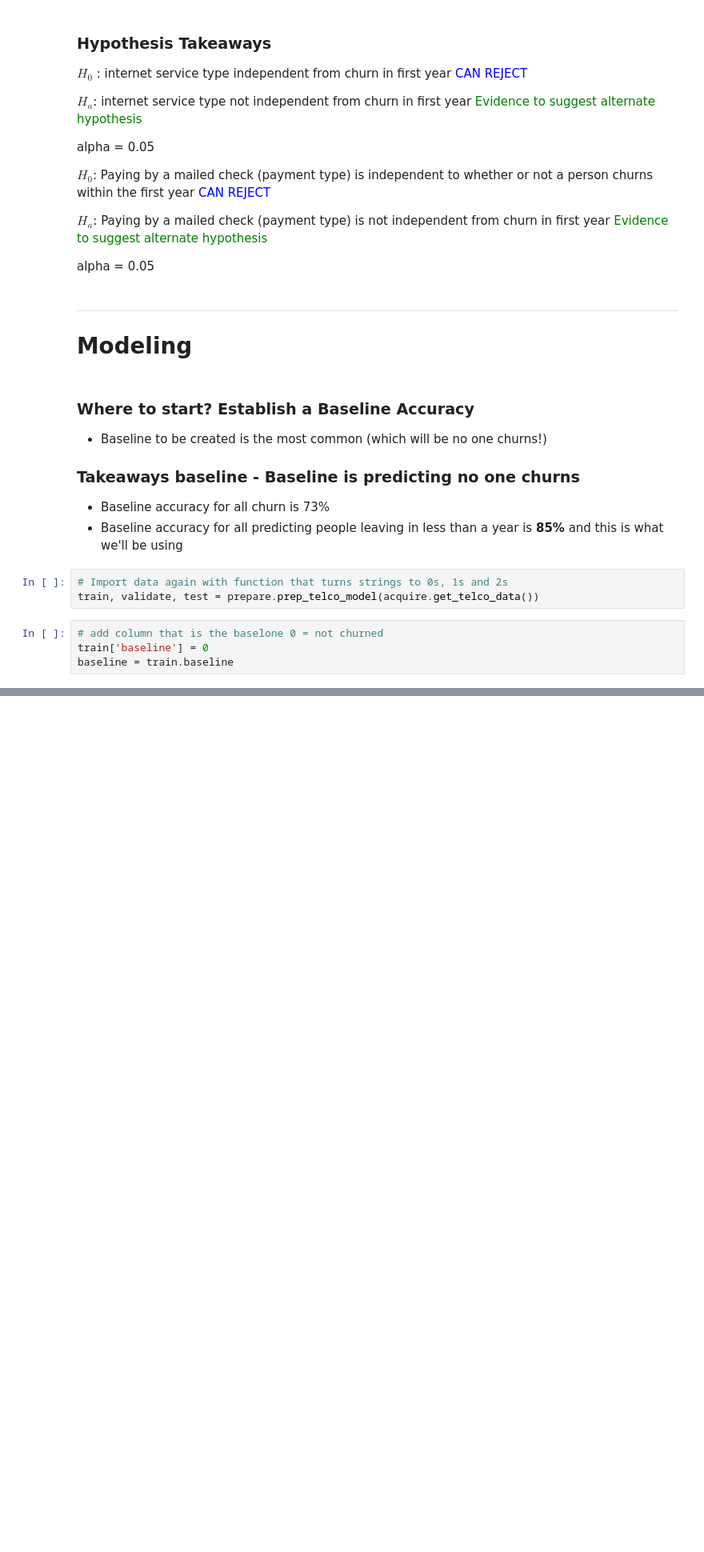
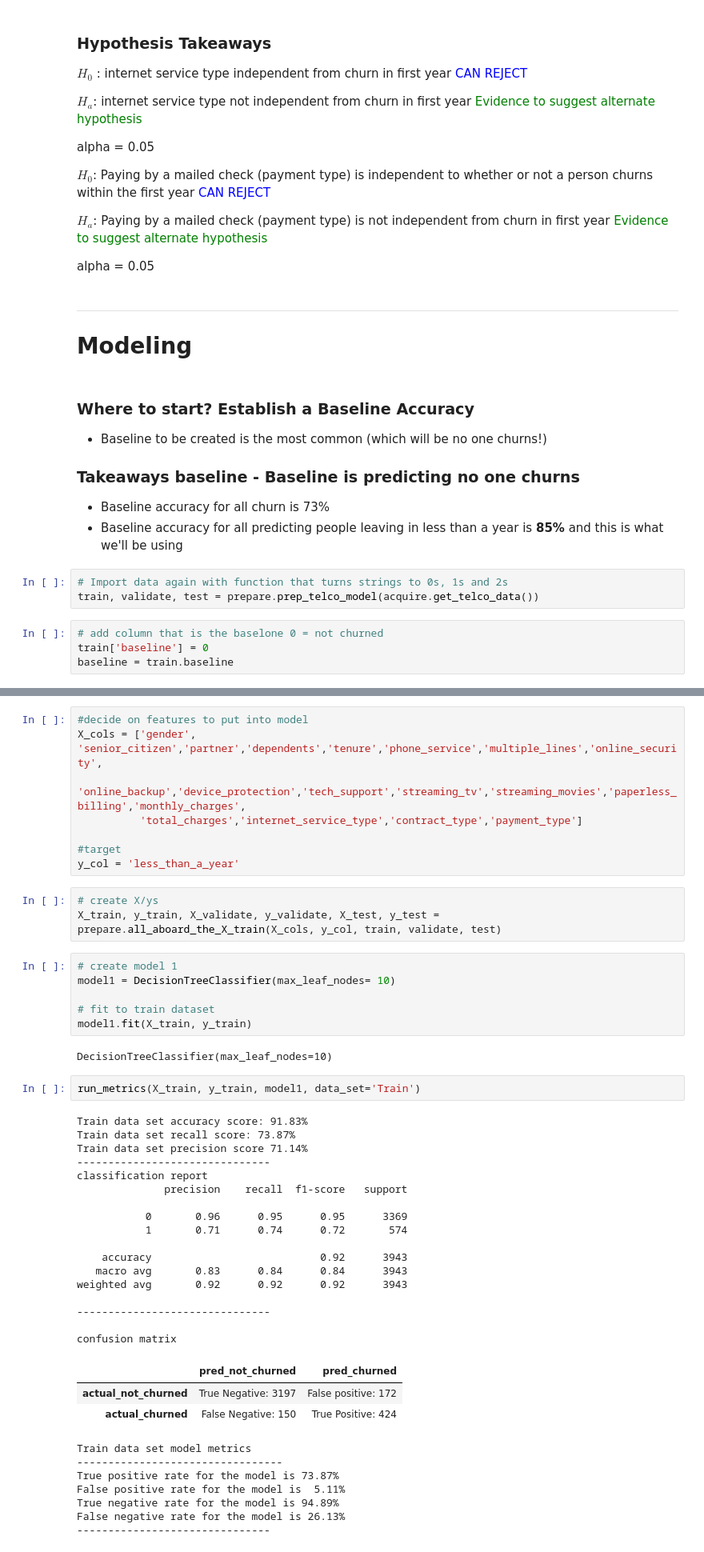
Before and after one commit to HeatherOrtegaMcMillan/telco_churn_classification_project, a Jupyter notebook: final_telco_report.ipynb, the cells around one changed output, grey strips where cells are left out. Shown: that part at 80% size. Saved outputs shown, nothing was run; the diff lists cells and outputs as text; blank space fills up the shorter version.

```diff
--- a/final_telco_report.ipynb
+++ b/final_telco_report.ipynb
@@ -462,0 +442,49 @@ weighted avg       0.88      0.85      0.79      3943
+# %%
+#decide on features to put into model
+X_cols = ['gender', 'senior_citizen','partner','dependents','tenure','phone_service','multiple_lines','online_security',
+          'online_backup','device_protection','tech_support','streaming_tv','streaming_movies','paperless_billing','monthly_charges',
+          'total_charges','internet_service_type','contract_type','payment_type']
+
+#target
+y_col = 'less_than_a_year'
+# %%
+# create X/ys
+X_train, y_train, X_validate, y_validate, X_test, y_test = prepare.all_aboard_the_X_train(X_cols, y_col, train, validate, test)
+# %%
+# create model 1
+model1 = DecisionTreeClassifier(max_leaf_nodes= 10)
+
+# fit to train dataset
+model1.fit(X_train, y_train)
+# %% [output]
+DecisionTreeClassifier(max_leaf_nodes=10)
+# %%
+run_metrics(X_train, y_train, model1, data_set='Train')
+# %% [output]
+Train data set accuracy score: 91.83%
+Train data set recall score: 73.87%
+Train data set precision score 71.14%
+-------------------------------
+classification report
+              precision    recall  f1-score   support
+
+           0       0.96      0.95      0.95      3369
+           1       0.71      0.74      0.72       574
+
+    accuracy                           0.92      3943
+   macro avg       0.83      0.84      0.84      3943
+weighted avg       0.92      0.92      0.92      3943
+
+-------------------------------
+
+confusion matrix
+|  | pred_not_churned | pred_churned |
+| actual_not_churned | True Negative: 3197 | False positive: 172 |
+| actual_churned | False Negative: 150 | True Positive: 424 |
+Train data set model metrics
+---------------------------------
+True positive rate for the model is 73.87%
+False positive rate for the model is  5.11%
+True negative rate for the model is 94.89%
+False negative rate for the model is 26.13%
+-------------------------------
```
Also changed, not shown: parts of 49 cells of this notebook, 1 other file.
